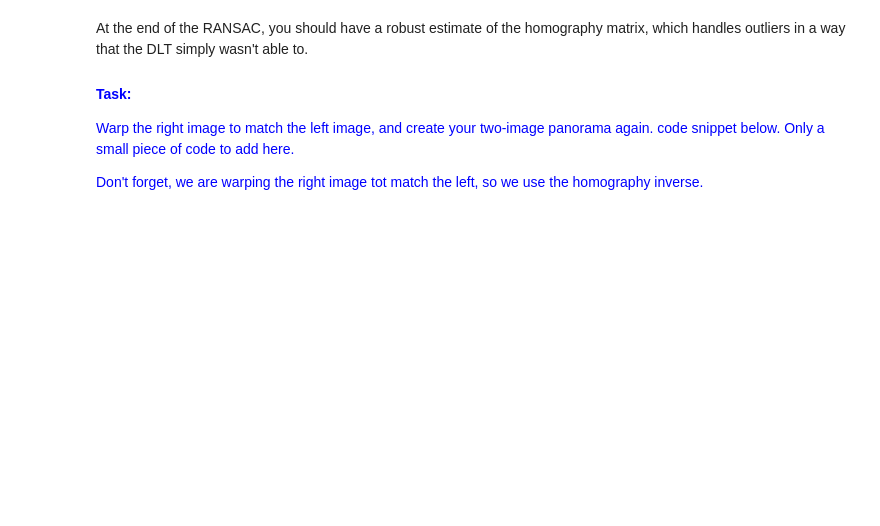
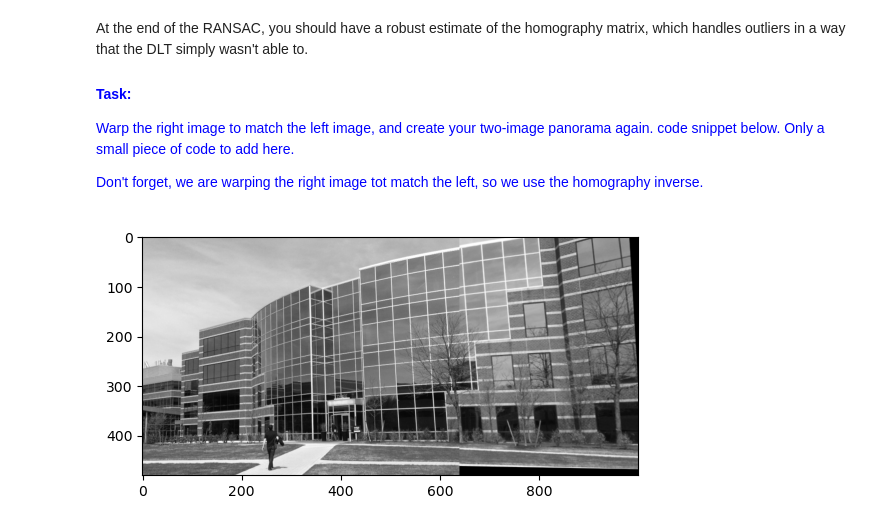
Before and after one commit to JamesBishop1973-coder/JamesB_CE5002_geom_vis, a Jupyter notebook: ETV2/Assignment2b_HomographyEstimationRobust_9117504.ipynb, the cells around one changed output. Drawn from its saved outputs; the diff is of its cells as text; code cells hidden in the pictures; blank space fills up the shorter version.

```diff
--- a/ETV2/Assignment2b_HomographyEstimationRobust_9117504.ipynb
+++ b/ETV2/Assignment2b_HomographyEstimationRobust_9117504.ipynb
@@ -112,3 +218,24 @@ for i in range(0,n_iters):
+# %%
+# 5. Once the RANSAC loop exits, run the DLT algorithm again on all of the inliers. Again,
+# this is very similar to what you did in the last task, just using the RANSAC inliers not
+# all of the features.
+
+B = create_B_matrix(best_inliersL, best_inliersR)
+
+# Perform singular value decomposition (SVD) using function given in lecture
+(U,S,V) = np.linalg.svd(B, full_matrices=True)
+
+#Get the last row of the V matrix, this contains the homography parameters
+v_9 = V[-1]
+
+# Reshape the vector of homography parameters into the 3x3 matrix H
+H = v_9.reshape(3, 3)
+
+# Normalize H such that h_33 is 1
+H = H / H[2,2] #Array indexing starts at 0, hence h_33 is in position H[2,2]
+
+# Calculate the inverse of the normalised homography matrix
+H_inv = np.linalg.inv(H)
 # %% [markdown]
 At the end of the RANSAC, you should have a robust estimate of the homography matrix, which handles outliers in a way that the DLT simply wasn't able to.
 
@@ -121,10 +248,13 @@ Don't forget, we are warping the right image tot match the left, so we use the h
 # %%
 ##################
 # Your code here
 
-imgW = cv2.warpPerspective(...,(1000,imgL.shape[0])) # replace the 3 dots with your code
+
+imgW = cv2.warpPerspective(imgR, H_inv,(1000,imgL.shape[0])) # replace the 3 dots with your code
 
 # This piece puts the left image in the output image at the requisite place
 imgW[:,:imgL.shape[1]] = imgL
 
 plt.imshow(imgW,cmap='gray');
+# %% [output]
+[figure, added]
```
Also changed, not shown: parts of 2 cells of this notebook.
